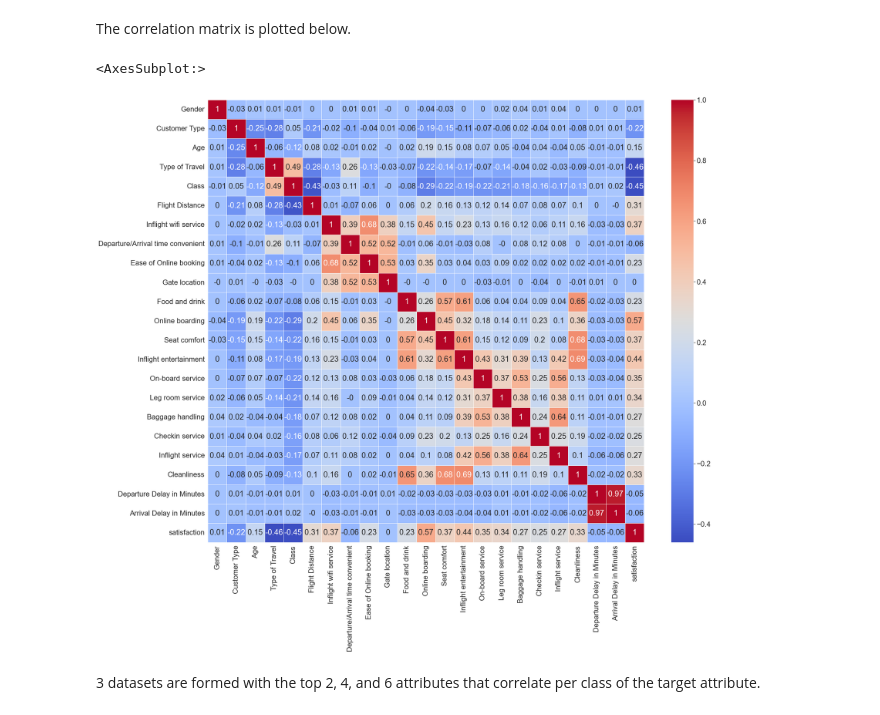
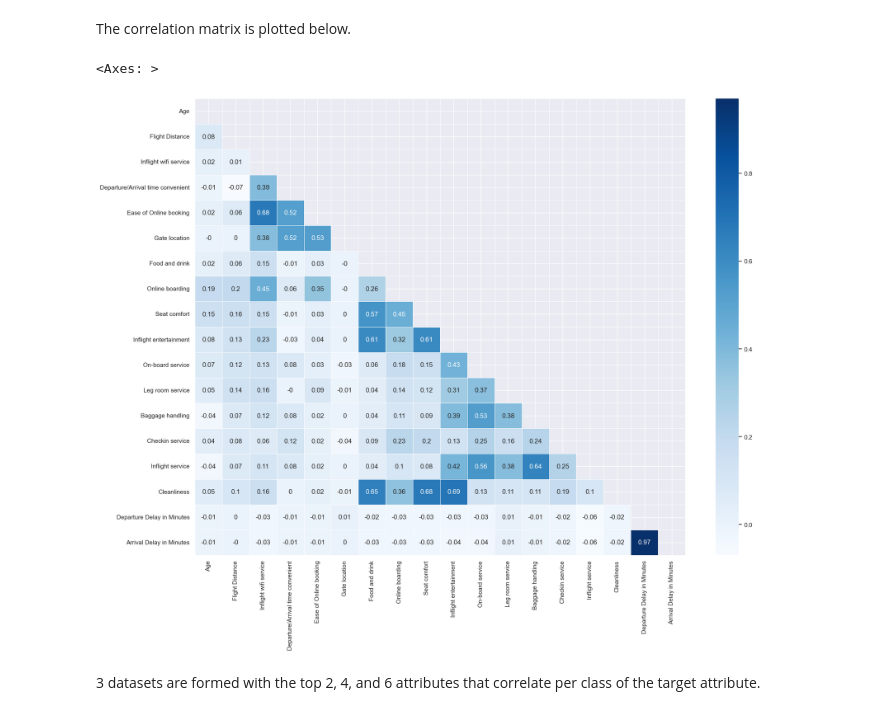
Before and after one commit to jishnu3000/airline-satisfaction, a Jupyter notebook: airline-satisfaction.ipynb, the cells around one changed output. Cells and saved outputs as stored; diff of their text form; code cells hidden in the pictures.

```diff
--- a/airline-satisfaction.ipynb
+++ b/airline-satisfaction.ipynb
@@ -437,6 +446,7 @@ df1.dropna(axis=0, inplace=True)
 df1['Departure Delay in Minutes'] = df1['Departure Delay in Minutes'].astype('float')
 # %%
-indexZeroes = df1[(df1['Inflight wifi service']==0)|
+# get the rows with 0 rating (rating not indicated)
+zeroRatingIndex = df1[(df1['Inflight wifi service']==0)|
                      (df1['Departure/Arrival time convenient']==0)|
                      (df1['Ease of Online booking']==0)|
                      (df1['Gate location']==0)|
@@ -451,5 +461,5 @@ indexZeroes = df1[(df1['Inflight wifi service']==0)|
                      (df1['Inflight service']==0)|
                      (df1['Cleanliness']==0)].index
 # %%
-df1.drop(indexZeroes, inplace=True)
+df1.drop(zeroRatingIndex, inplace=True)
 # %%
@@ -620,13 +642,17 @@ Name: satisfaction, dtype: float64
 # %% [markdown]
 The correlation matrix is plotted below.
 # %%
-corr_matrix = df3.corr().round(2)
-sns.set(font_scale=2)
-plt.figure(figsize = (30,25))
-sns.heatmap(corr_matrix, annot = True, cmap='coolwarm', linewidths=0.5)
+corr_matrix = df1.corr().round(2)
+
+heat_mask = np.zeros_like(corr_matrix, dtype=bool)
+heat_mask[np.triu_indices_from(heat_mask)] = True
+
+sns.set(font_scale=1)
+plt.figure(figsize = (20,15))
+sns.heatmap(corr_matrix, annot = True, cmap='Blues', linewidths=0.5, mask=heat_mask)
 # %% [output]
-<AxesSubplot:>
+<Axes: >
-[figure, old version]
+[figure, new version]
 # %% [markdown]
 3 datasets are formed with the top 2, 4, and 6 attributes that correlate per class of the target attribute.
 # %%
```
Also changed, not shown: parts of 29 cells of this notebook.
